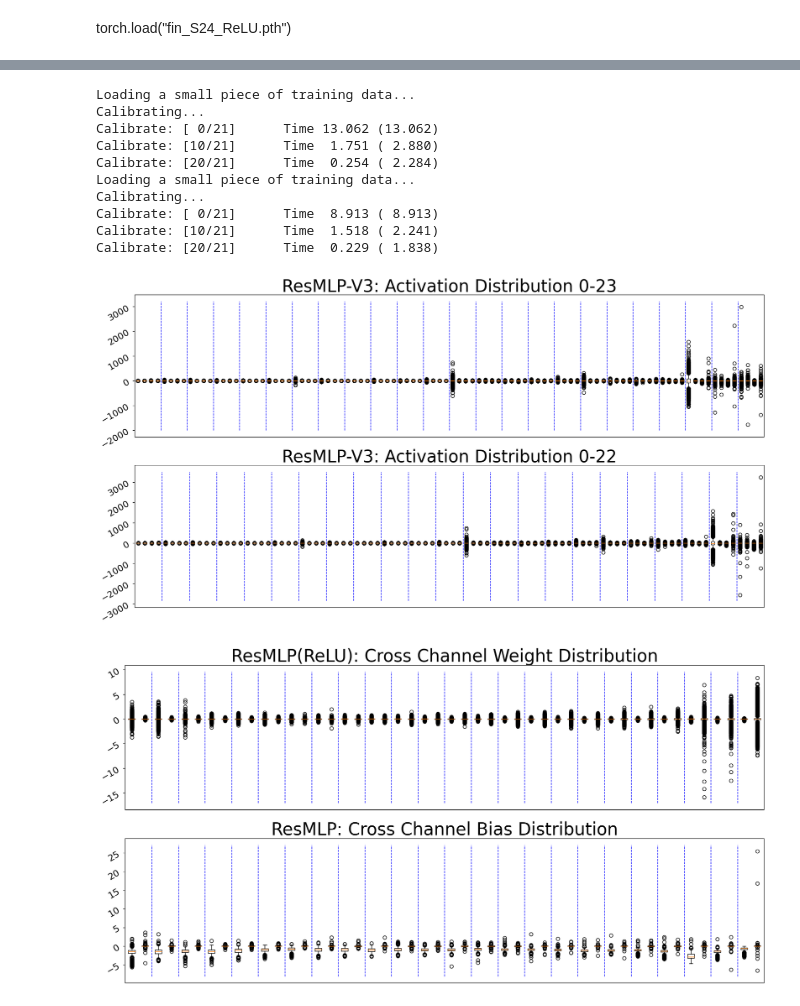
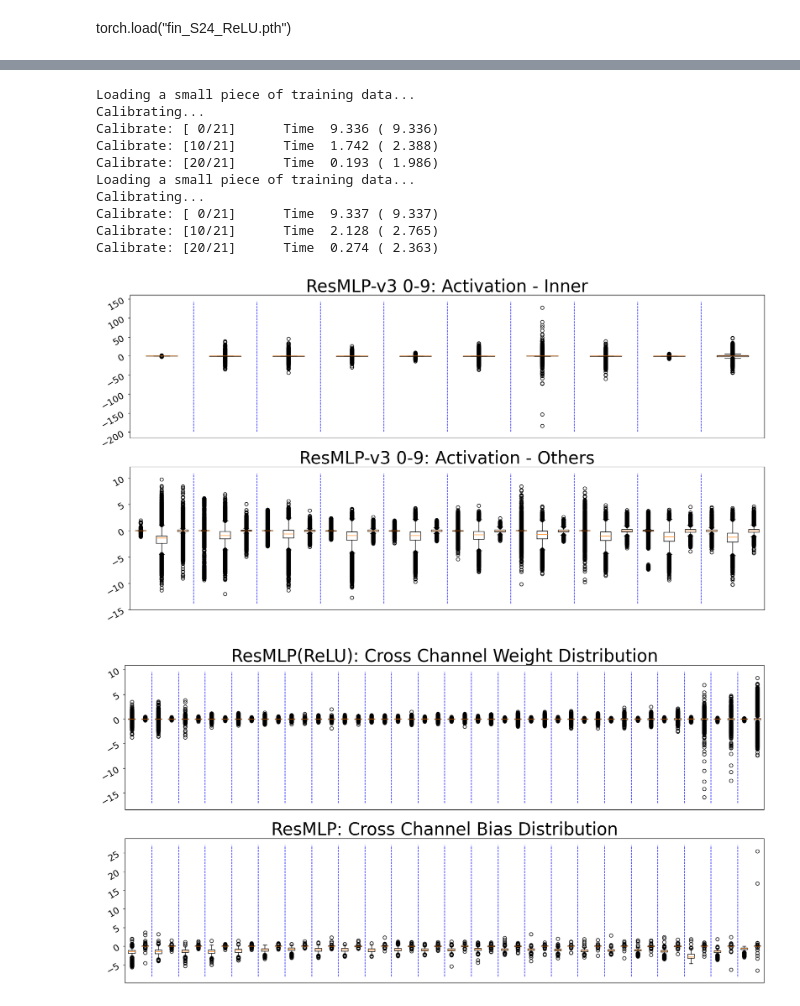
Before and after one commit to scott306lr/ResMLP_QAT, a Jupyter notebook: model_v3_analyze.ipynb, the cells around one changed output, grey strips where cells are left out. Cells and saved outputs as stored; diff of their text form; code cells hidden in the pictures.

```diff
--- a/model_v3_analyze.ipynb
+++ b/model_v3_analyze.ipynb
@@ -55,26 +157,41 @@ NameError: name 'model' is not defined
+# %%
+fig, ax = plt.subplots(2,1, figsize=(20, 10))
+ax[0].get_xaxis().set_visible(False)
+ax[1].get_xaxis().set_visible(False)
+
+# cle_for_resmlp(model)
+model2.cuda()
+act_dist(model2, 0, 9, name='ResMLP-v3 0-9: Activation - Inner', show_layers=["inner"], ax=ax[0], real_sim=True)
+
+# model2.cpu()
+# cle_for_resmlp_v3(model2)
+model2.cuda()
+act_dist(model2, 0, 9, name='ResMLP-v3 0-9: Activation - Others', show_layers=["outer", "mlp.fc1", "mlp.fc2"], ax=ax[1], real_sim=True)
+# %% [output]
+Loading a small piece of training data...
+Calibrating...
+Calibrate: [ 0/21]      Time  9.336 ( 9.336)
+Calibrate: [10/21]      Time  1.742 ( 2.388)
+Calibrate: [20/21]      Time  0.193 ( 1.986)
+Loading a small piece of training data...
+Calibrating...
+Calibrate: [ 0/21]      Time  9.337 ( 9.337)
+Calibrate: [10/21]      Time  2.128 ( 2.765)
+Calibrate: [20/21]      Time  0.274 ( 2.363)
+[figure, added]
 # %%
 fig, ax = plt.subplots(2,1, figsize=(20, 10))
 ax[0].get_xaxis().set_visible(False)
 ax[1].get_xaxis().set_visible(False)
 
 # cle_for_resmlp(model)
-model.cuda()
-act_dist(model, 0, 23, name='ResMLP-V3: Activation Distribution 0-23', ax=ax[0], real_sim=True)
+model1.cuda()
+act_dist(model1, 0, 23, name='ResMLP: Activation Distribution', show_layers=["inner", "mlp.fc2"], ax=ax[0], real_sim=True)
 
-model.cuda()
-act_dist(model, 0, 22, name='ResMLP-V3: Activation Distribution 0-22', ax=ax[1], real_sim=True)
+# model2.cpu()
+# cle_for_resmlp_v3(model2)
+model2.cuda()
+act_dist(model2, 0, 23, name='ResMLP-v3: Activation Distribution', show_layers=["mlp.fc1", "mlp.fc2"], ax=ax[1], real_sim=True)
-# %% [output]
-Loading a small piece of training data...
-Calibrating...
-Calibrate: [ 0/21]      Time 13.062 (13.062)
-Calibrate: [10/21]      Time  1.751 ( 2.880)
-Calibrate: [20/21]      Time  0.254 ( 2.284)
-Loading a small piece of training data...
-Calibrating...
-Calibrate: [ 0/21]      Time  8.913 ( 8.913)
-Calibrate: [10/21]      Time  1.518 ( 2.241)
-Calibrate: [20/21]      Time  0.229 ( 1.838)
-[figure, removed]
 # %%
 fig, ax = plt.subplots(2,1, figsize=(20, 10))
 ax[0].get_xaxis().set_visible(False)
```
Also changed, not shown: parts of 10 cells of this notebook.
